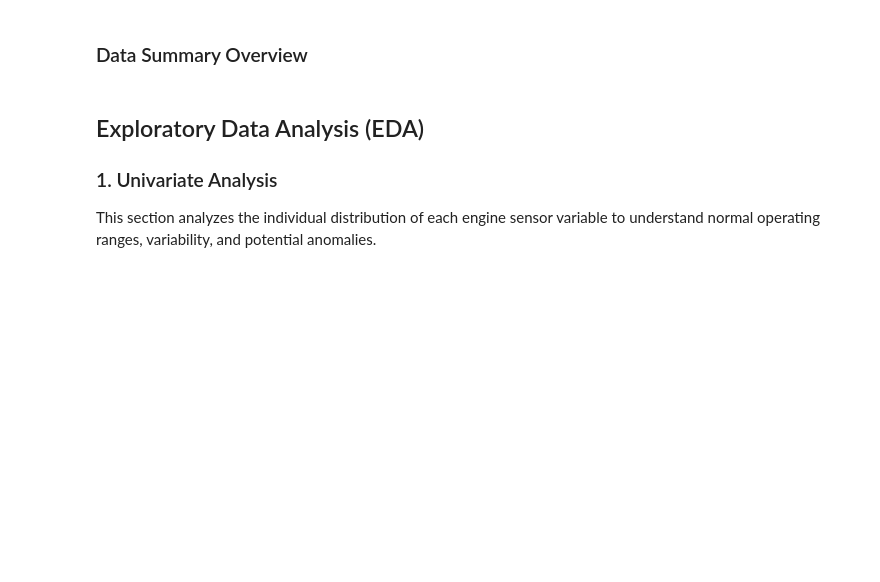
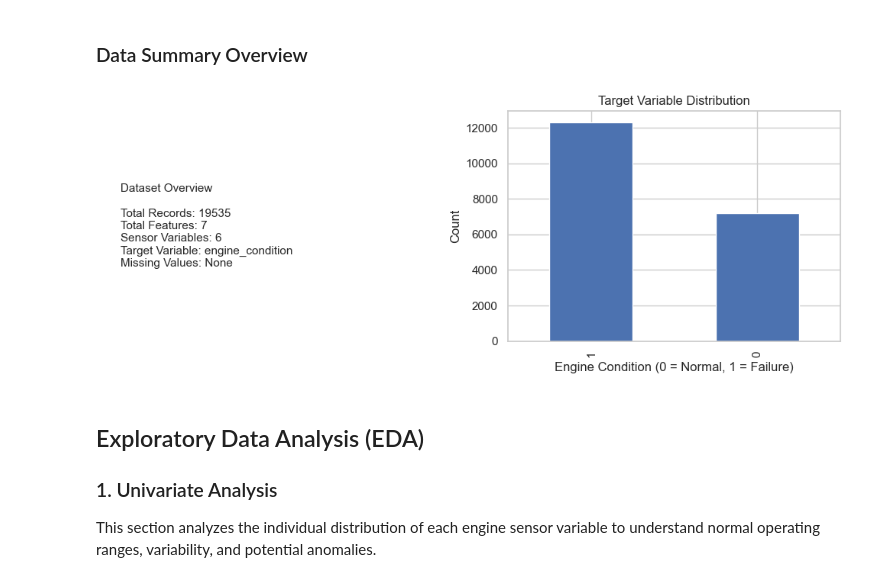
Before and after one commit to siddmkrj/predictive_maintenance, a Jupyter notebook: notebooks/predictive_maintenance.ipynb, the cells around one changed output. Saved outputs shown, nothing was run; the diff lists cells and outputs as text; code cells hidden in the pictures; blank space fills up the shorter version.

```diff
--- a/notebooks/predictive_maintenance.ipynb
+++ b/notebooks/predictive_maintenance.ipynb
@@ -174,31 +250,46 @@ plt.show()
 ### Data Summary Overview
 # %%
 import matplotlib.pyplot as plt
-import seaborn as sns
+
+# Dataset summary values
+num_rows, num_cols = df.shape
+num_sensors = len([
+    'engine_rpm',
+    'lub_oil_pressure',
+    'fuel_pressure',
+    'coolant_pressure',
+    'lub_oil_temp',
+    'coolant_temp'
+])
 
 fig, axes = plt.subplots(1, 2, figsize=(10, 4))
 
-# Target distribution
+# --- Left panel: Dataset summary text ---
+axes[0].axis('off')
+summary_text = (
+    f"Dataset Overview\n\n"
+    f"Total Records: {num_rows}\n"
+    f"Total Features: {num_cols}\n"
+    f"Sensor Variables: {num_sensors}\n"
+    f"Target Variable: engine_condition\n"
+    f"Missing Values: None"
+)
+axes[0].text(0.05, 0.5, summary_text, fontsize=11, verticalalignment='center')
+
+# --- Right panel: Target distribution ---
 df['engine_condition'].value_counts().plot(
     kind='bar',
-    ax=axes[0]
-)
-axes[0].set_title("Target Variable Distribution")
-axes[0].set_xlabel("Engine Condition")
-axes[0].set_ylabel("Count")
-
-# Missing values heatmap
-sns.heatmap(
-    df.isnull(),
-    cbar=True,
-    yticklabels=False,
     ax=axes[1]
 )
-axes[1].set_title("Missing Values Overview")
+axes[1].set_title("Target Variable Distribution")
+axes[1].set_xlabel("Engine Condition (0 = Normal, 1 = Failure)")
+axes[1].set_ylabel("Count")
 
 plt.tight_layout()
 plt.savefig("../reports/figures/data_overview_summary.png", dpi=300)
 plt.show()
+# %% [output]
+[figure, added]
 # %% [markdown]
 ## Exploratory Data Analysis (EDA)
 
```
Also changed, not shown: parts of 45 cells of this notebook, 5 other files.
